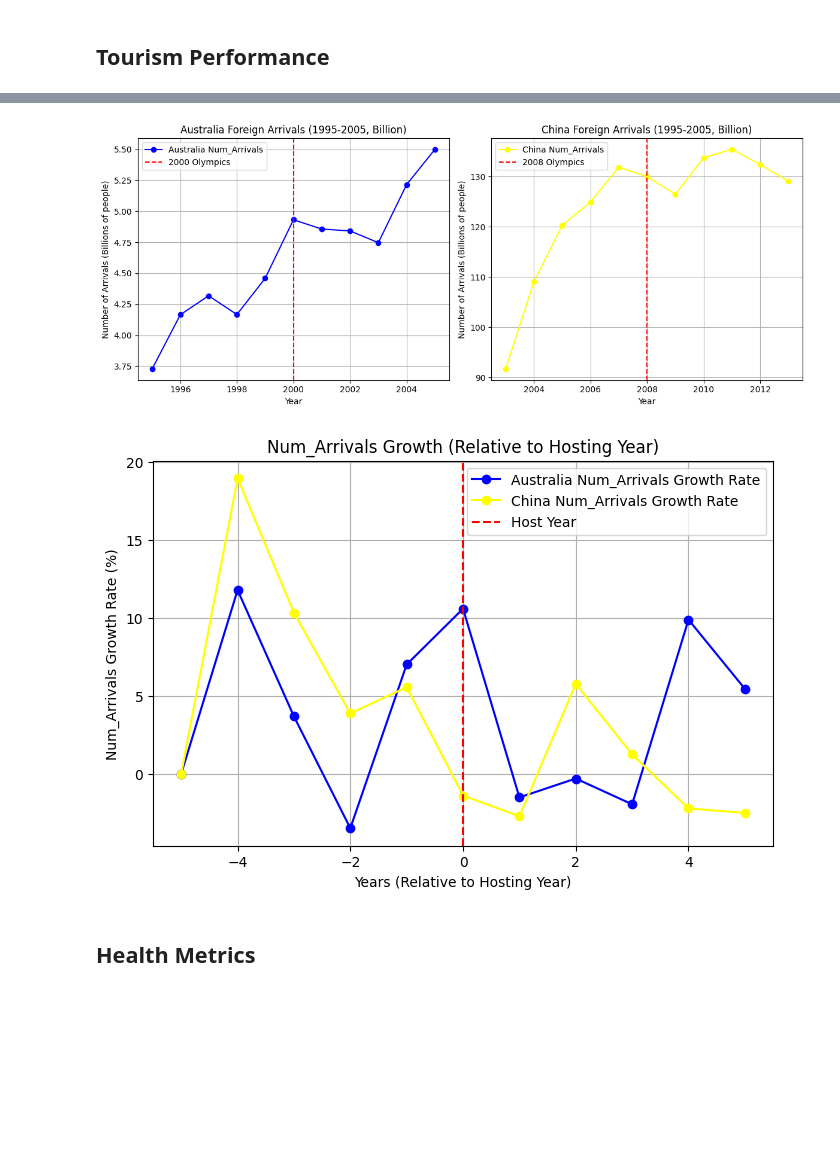
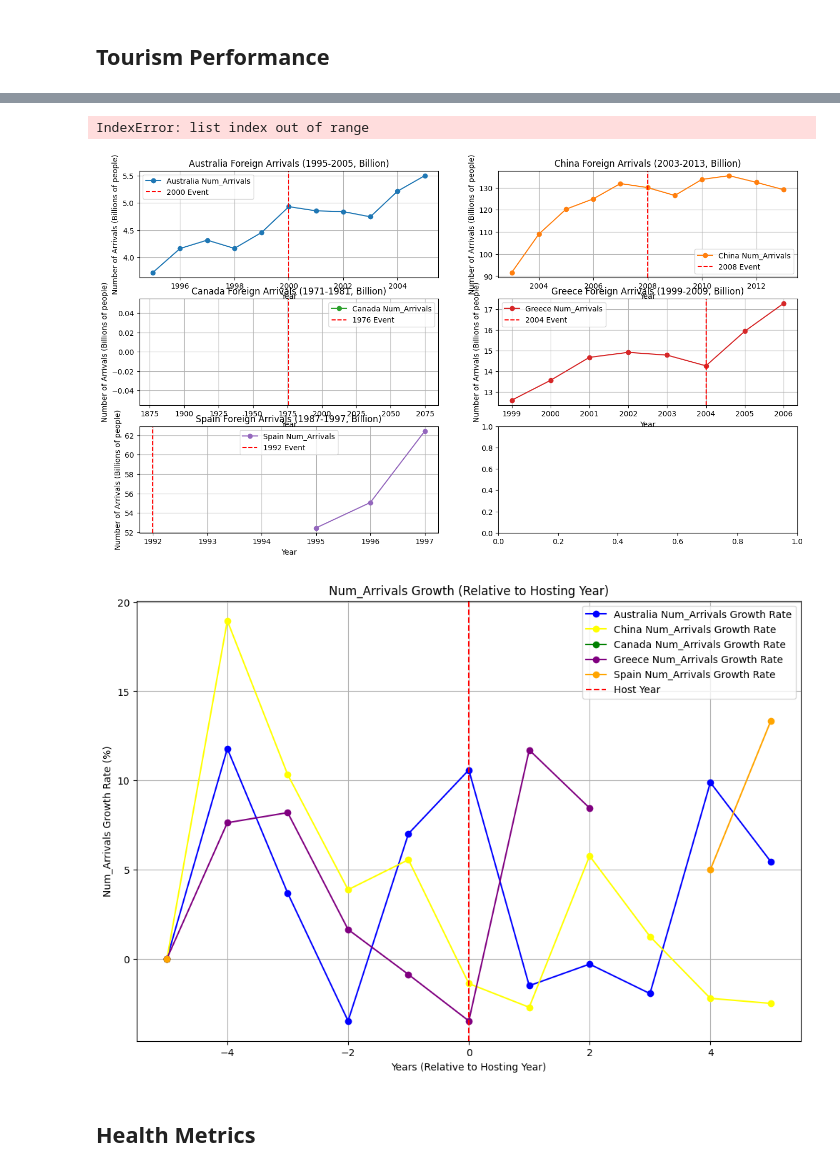
Before and after one commit to Ray-Gizzy/2024Fall_projects, a Jupyter notebook: Visualization.ipynb, the cells around one changed output, grey strips where cells are left out. Drawn from its saved outputs; the diff is of its cells as text; code cells hidden in the pictures; blank space fills up the shorter version.

```diff
--- a/Visualization.ipynb
+++ b/Visualization.ipynb
@@ -324,29 +915,56 @@ cleaned_df2_tour = index_rename_and_calculate_growth_rate(
 # %%
-two_subplots(
-    df1=cleaned_df1_tour,
-    host_year1=2000,
-    legend1="Australia Num_Arrivals",
-    title1="Australia Foreign Arrivals (1995-2005, Billion)",
-    df2=cleaned_df2_tour,
-    host_year2=2008,
-    legend2="China Num_Arrivals",
-    title2="China Foreign Arrivals (1995-2005, Billion)",
-    x_column='Year',
-    y_column='Num_Arrivals',
+eight_subplots(
+    dataframes=[
+        cleaned_df1_tour,  # Australia
+        cleaned_df2_tour,  # China
+        cleaned_df3_tour,  # Canada
+        cleaned_df4_tour,  # Greece
+        cleaned_df5_tour   # Spain
+    ],
+    host_years=[2000, 2008, 1976, 2004, 1992],
+    legends=[
+        "Australia Num_Arrivals",
+        "China Num_Arrivals",
+        "Canada Num_Arrivals",
+        "Greece Num_Arrivals",
+        "Spain Num_Arrivals"
+    ],
+    titles=[
+        "Australia Foreign Arrivals (1995-2005, Billion)",
+        "China Foreign Arrivals (2003-2013, Billion)",
+        "Canada Foreign Arrivals (1971-1981, Billion)",
+        "Greece Foreign Arrivals (1999-2009, Billion)",
+        "Spain Foreign Arrivals (1987-1997, Billion)"
+    ],
+    x_column="Year",
+    y_column="Num_Arrivals",
     xlabel="Year",
-    ylabel="Number of Arrivals (Billions of people)",
+    ylabel="Number of Arrivals (Billions of people)"
 )
 # %% [output]
+IndexError: list index out of range
-[figure, old version]
+[figure, new version]
 # %%
 growth_rate_plot(
-    dfs=[cleaned_df1_tour,cleaned_df2_tour],
-    countries=['Australia', 'China'],
-    metric='Num_Arrivals',
-    colors=None
+    dfs=[
+        cleaned_df1_tour,  # Australia
+        cleaned_df2_tour,  # China
+        cleaned_df3_tour,  # Canada
+        cleaned_df4_tour,  # Greece
+        cleaned_df5_tour   # Spain
+    ],
+    countries=[
+        "Australia",
+        "China",
+        "Canada",
+        "Greece",
+        "Spain"
+    ],
+    metric="Num_Arrivals",
+    colors=None  # Default color palette
 )
 # %% [output]
-[figure, old version]
+[figure, new version]
 # %% [markdown]
 ## Health Metrics
 # %% [markdown]
```
Also changed, not shown: parts of 42 cells of this notebook, 4 other files.
